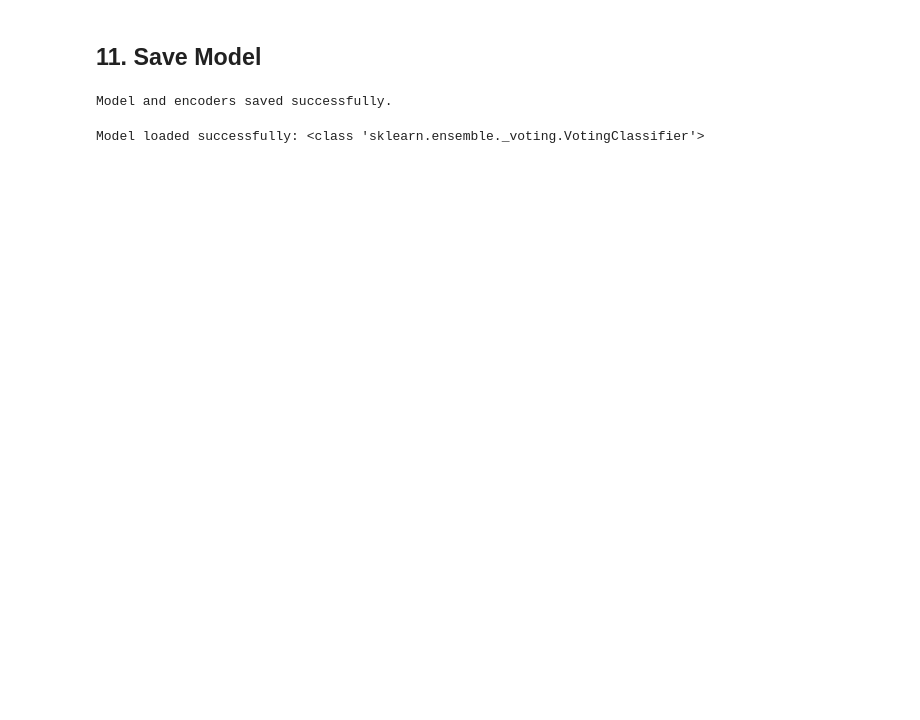
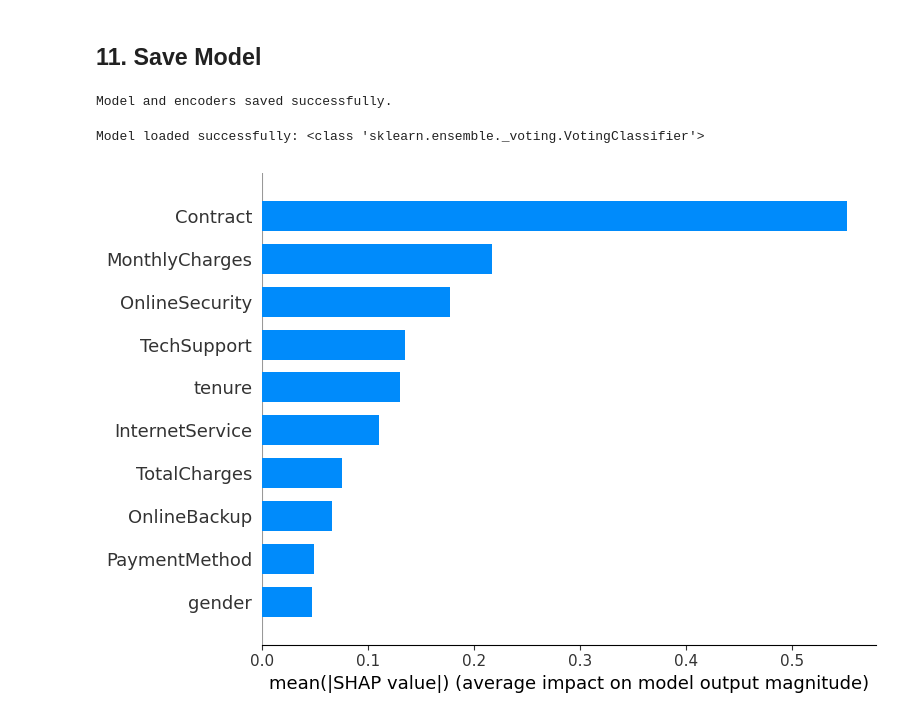
Before and after one commit to racksyyy/telecom-churn-prediction, a Jupyter notebook: Code/churn_prediction.ipynb, the cells around one changed output. Cells and saved outputs as stored; diff of their text form; code cells hidden in the pictures; blank space fills up the shorter version.

Commit message:
Implemented SHAP

```diff
--- a/Code/churn_prediction.ipynb
+++ b/Code/churn_prediction.ipynb
@@ -416,3 +421,15 @@ label_encoders = joblib.load(path/'label_encoders.pkl')
 print("Model loaded successfully:", type(model))
 # %% [output]
 Model loaded successfully: <class 'sklearn.ensemble._voting.VotingClassifier'>
+# %%
+xgb_model = grid_xgb.best_estimator_
+xgb_model.fit(X_train_smote, y_train_smote)
+
+# SHAP TreeExplainer — fast and exact for tree-based models
+explainer = shap.TreeExplainer(xgb_model)
+shap_values = explainer.shap_values(X_test)
+# %%
+# Global feature importance — which features drive churn predictions overall
+shap.summary_plot(shap_values, X_test, feature_names=important_features, plot_type='bar')
+# %% [output]
+[figure, added]
```
Also changed, not shown: parts of 9 cells of this notebook, 1 other file.
